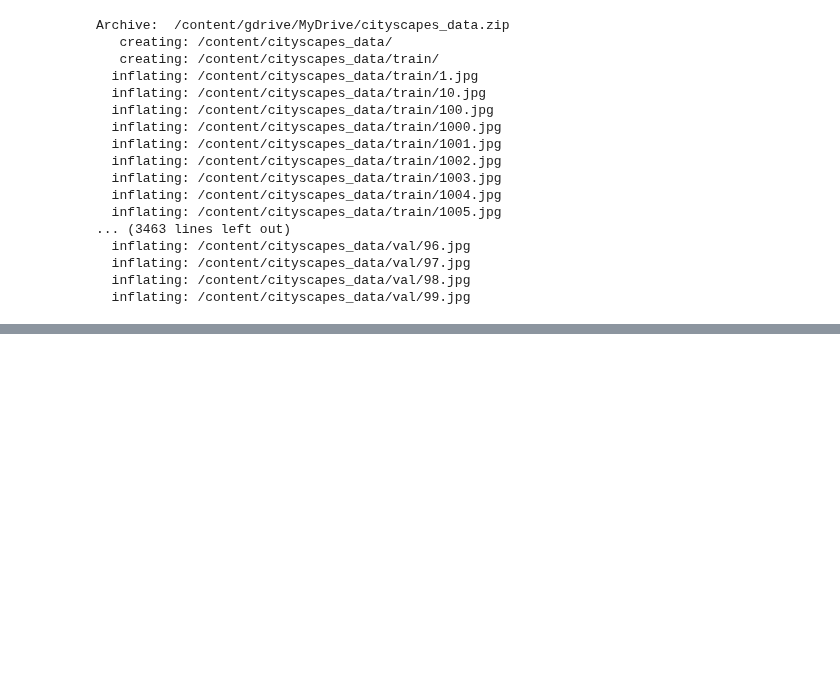
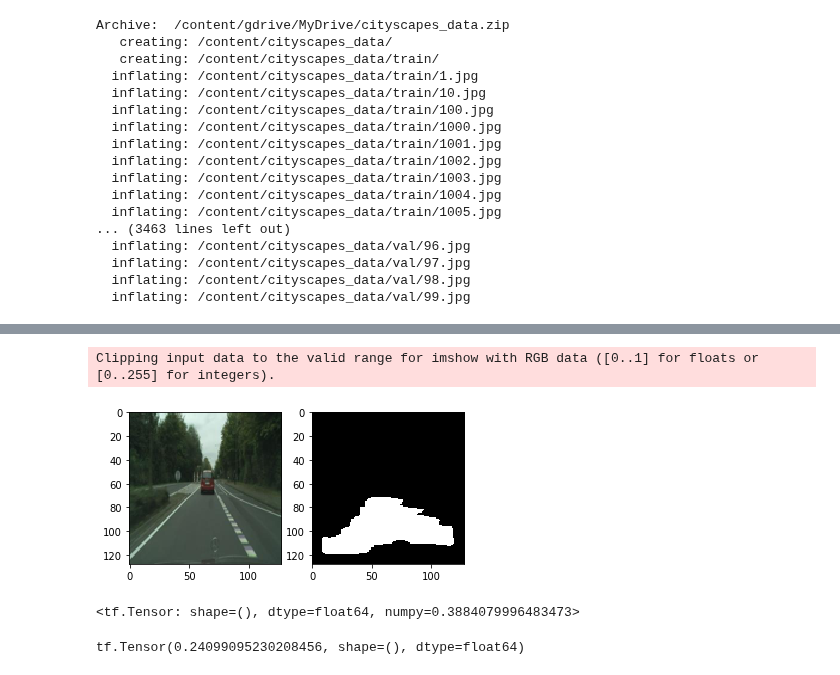
Before and after one commit to saptarshidatta96/MTech_Sem3, a Jupyter notebook: SegNet.ipynb, the cells around one changed output, grey strips where cells are left out. Saved outputs shown, nothing was run; the diff lists cells and outputs as text; code cells hidden in the pictures; blank space fills up the shorter version.

```diff
--- a/SegNet.ipynb
+++ b/SegNet.ipynb
@@ -225,22 +241,25 @@ NameError: ignored
 # %%
 import matplotlib.pyplot as plt
 
-input_image = test_features[0:5]
+input_image = test_features[0:1]
 pred = model( input_image ).numpy()
 image = np.zeros( ( 128 , 128 , 3 ) )
 for x in range( 128 ):
     for y in range( 128 ):
         if pred[ 0 , x , y ] > 0.5:
             image[ x , y ] = [ 255 , 255 , 255 ]
         else:
             image[ x , y ] = [ 0, 0, 0]
 
 def show_images(images: list):
     n = len(images)
     f = plt.figure()
     for i in range(n):
         f.add_subplot(1, n, i + 1)
         plt.imshow(images[i] , interpolation='none' )
     plt.show()
 
 show_images( [ test_features[0] , image ] )
+# %% [output]
+Clipping input data to the valid range for imshow with RGB data ([0..1] for floats or [0..255] for integers).
+[figure, added]
@@ -246,0 +273,4 @@ show_images( [ test_features[0] , image ] )
+# %%
+dice_coef(test_features[0] , image, smooth = 1)
+# %% [output]
+<tf.Tensor: shape=(), dtype=float64, numpy=0.3884079996483473>
@@ -246,0 +284,4 @@ show_images( [ test_features[0] , image ] )
+# %%
+iou(test_features[0] , image)
+# %% [output]
+tf.Tensor(0.24099095230208456, shape=(), dtype=float64)
```
Also changed, not shown: parts of 3 cells of this notebook.
